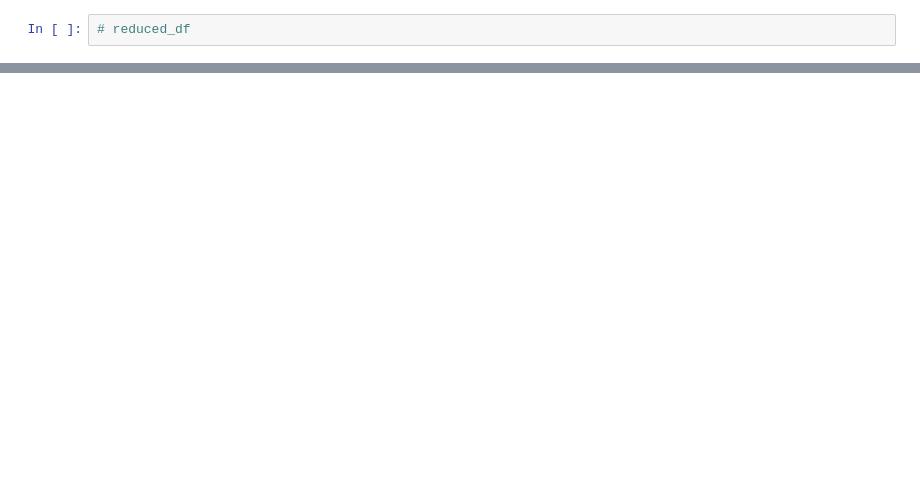
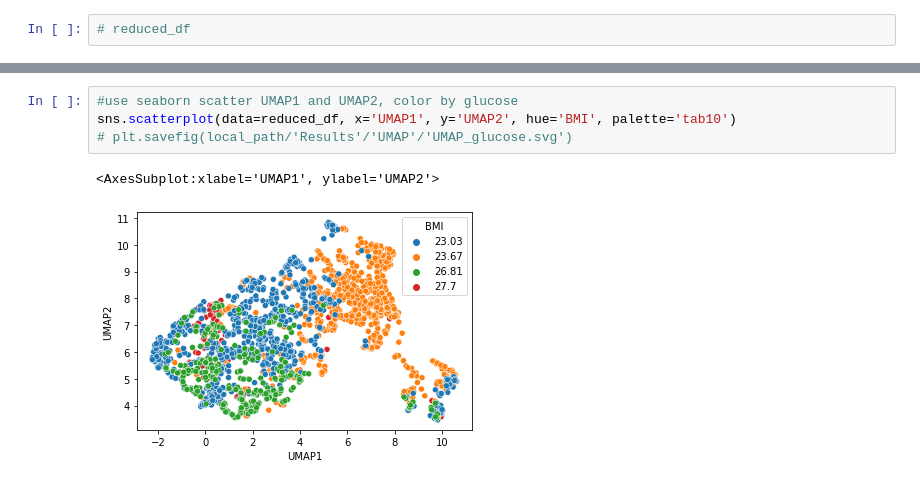
Before and after one commit to Biofaa/CellTypeClassification, a Jupyter notebook: Umap.ipynb, the cells around one changed output, grey strips where cells are left out. Drawn from its saved outputs; the diff is of its cells as text; blank space fills up the shorter version.

```diff
--- a/Umap.ipynb
+++ b/Umap.ipynb
@@ -76,0 +98,7 @@ plt.savefig(local_path/'Results'/'UMAP'/'UMAP_islet.svg')
+# %%
+#use seaborn scatter UMAP1 and UMAP2, color by glucose
+sns.scatterplot(data=reduced_df, x='UMAP1', y='UMAP2', hue='BMI', palette='tab10')
+# plt.savefig(local_path/'Results'/'UMAP'/'UMAP_glucose.svg')
+# %% [output]
+<AxesSubplot:xlabel='UMAP1', ylabel='UMAP2'>
+[figure, added]
```
Also changed, not shown: parts of 9 cells of this notebook, 16 other files.
